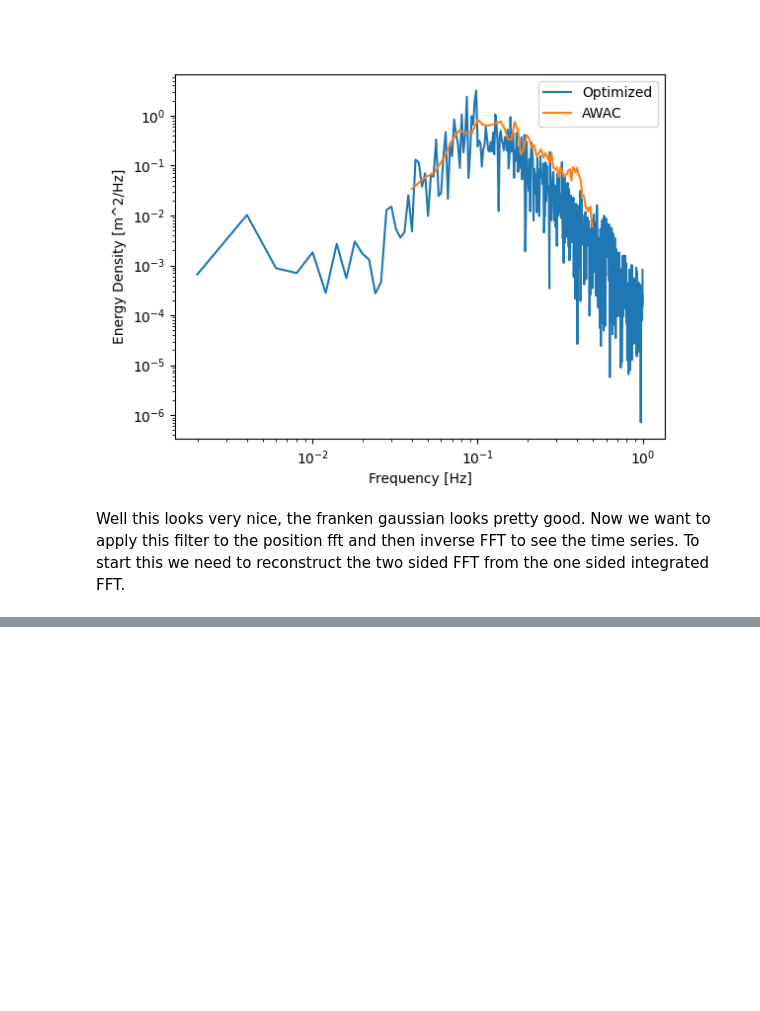
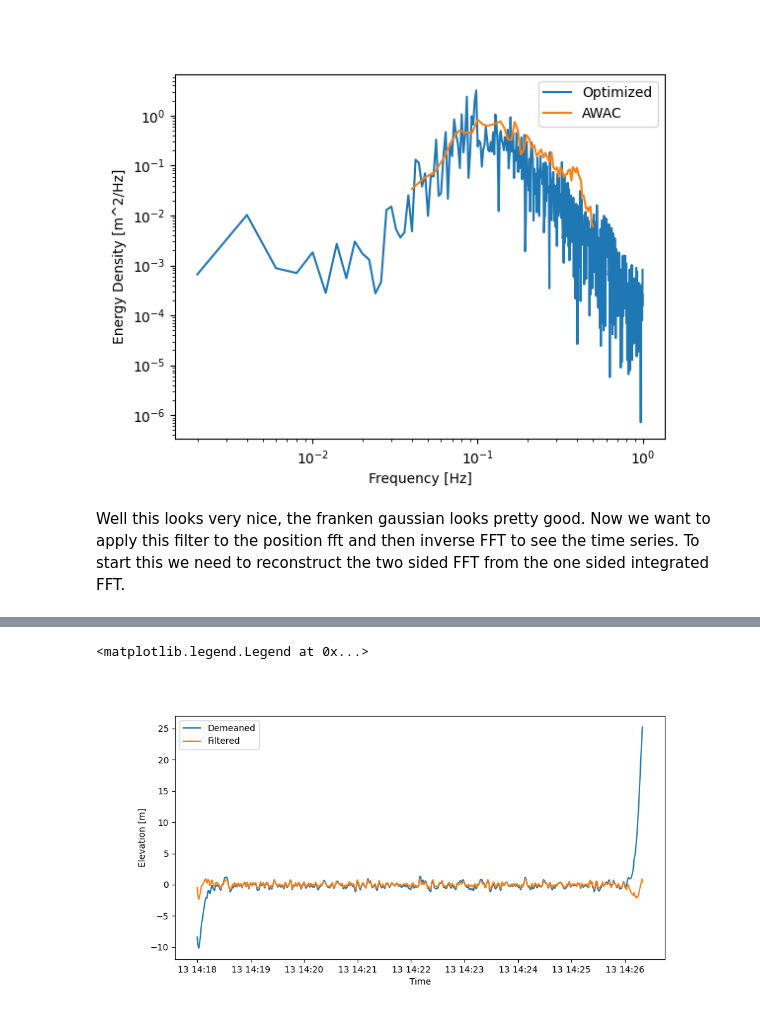
Before and after one commit to SASlabgroup/DUNEXMainExp, a Jupyter notebook: analysis/elevationEstimates.ipynb, the cells around one changed output, grey strips where cells are left out. Saved outputs shown, nothing was run; the diff lists cells and outputs as text; code cells hidden in the pictures; blank space fills up the shorter version.

```diff
--- a/analysis/elevationEstimates.ipynb
+++ b/analysis/elevationEstimates.ipynb
@@ -490,0 +527,15 @@ Text(0, 0.5, 'Sea Surface Elevation, $\\eta$ [m]')
+# %%
+# Integrate the Velocity to get position
+z = integrate.cumulative_trapezoid(w_filt, dx=1/12, initial=0)
+z_filt = signal.filtfilt(b, a, z)
+
+# Plot the double integrated, filtered signal
+fig_z, ax = plt.subplots(figsize=(10,5))
+ax.plot(time_datetime, z - np.mean(z), label='Demeaned')
+ax.plot(time_datetime, z_filt, label='Filtered')
+ax.set_xlabel('Time')
+ax.set_ylabel('Elevation [m]')
+ax.legend()
+# %% [output]
+<matplotlib.legend.Legend at 0x...>
+[figure, added]
```
Also changed, not shown: parts of 51 cells of this notebook.
